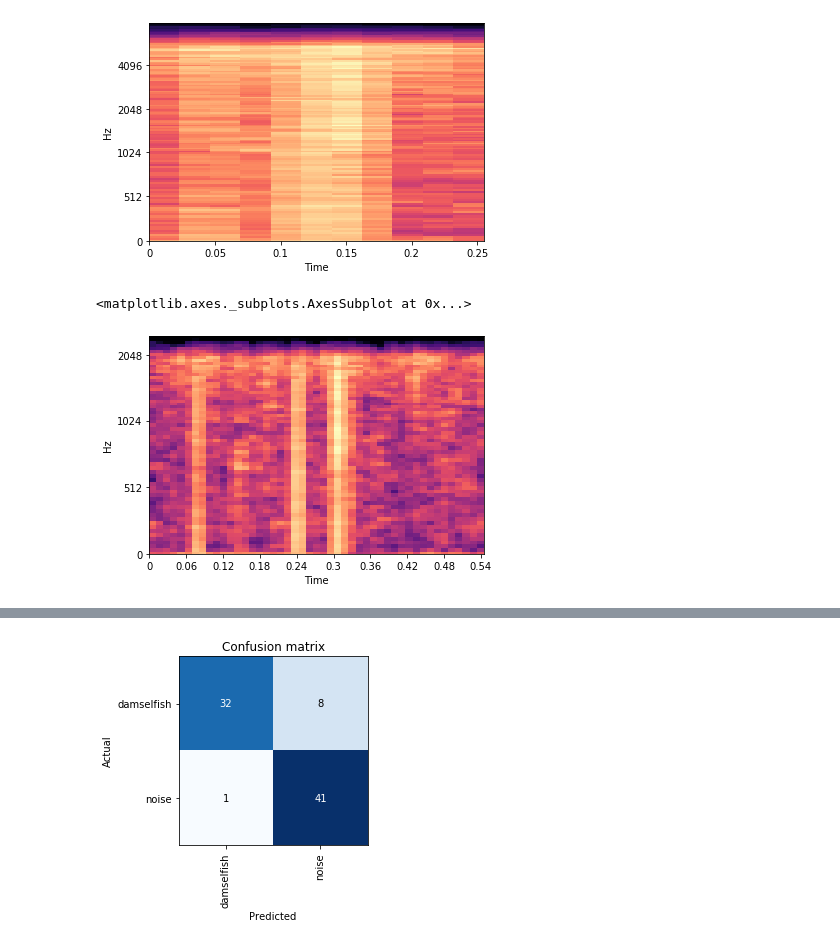
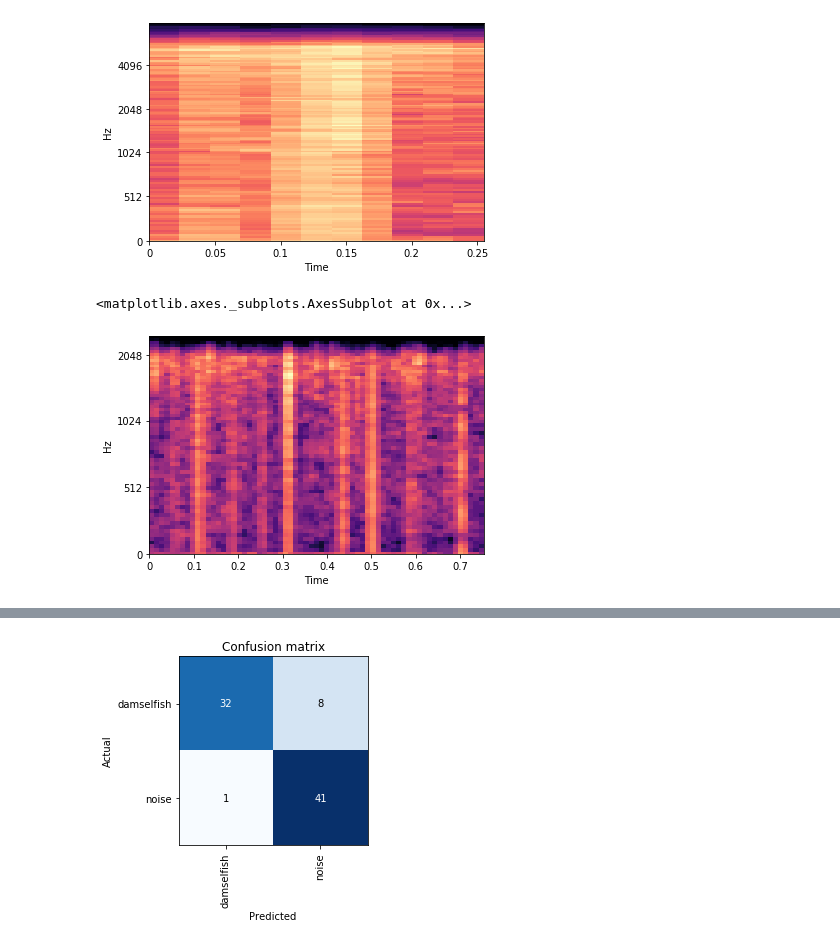
Before and after one commit to whoahbot/sonumator, a Jupyter notebook: notebook.ipynb, the cells around one changed output, grey strips where cells are left out. Drawn from its saved outputs; the diff is of its cells as text; code cells hidden in the pictures.

```diff
--- a/notebook.ipynb
+++ b/notebook.ipynb
@@ -36,26 +46,26 @@ librosa.display.specshow(db_spec, y_axis='mel', fmax=8000, x_axis='time')
 # %%
 import glob
 
 file_list = glob.glob(f"/data/NRS10/2015-2016/*.wav")
 file_list.sort()
 
 y, sr = librosa.load(
-    "./output/damselfish/0.wav",
+    "./output/noise/5.wav",
     offset=0,
 )
 
 sg = librosa.feature.melspectrogram(y, sr=sr,  n_fft=2048, hop_length=512, power=2.0, n_mels=64, fmin=0.0, fmax=2500)
 sg0 = librosa.stft(y)
 sg_mag, sg_phase = librosa.magphase(sg0)
 
 #sg1 = librosa.feature.melspectrogram(S=sg_mag, sr=5000)
 #librosa.display.specshow(sg1)
 
 db_spec = librosa.amplitude_to_db(sg, ref=1.0, amin=1e-05, top_db=80.0)
 librosa.display.specshow(db_spec, y_axis='mel', fmax=2500, hop_length=256, x_axis='time')
 
 #Image.show(torch.from_numpy(sg2).unsqueeze(0), figsize=(15, 5), cmap=None)
 # %% [output]
 <matplotlib.axes._subplots.AxesSubplot at 0x...>
-[figure, old version]
+[figure, new version]
 # %%
```
Also changed, not shown: parts of 9 cells of this notebook, 1 other file.
